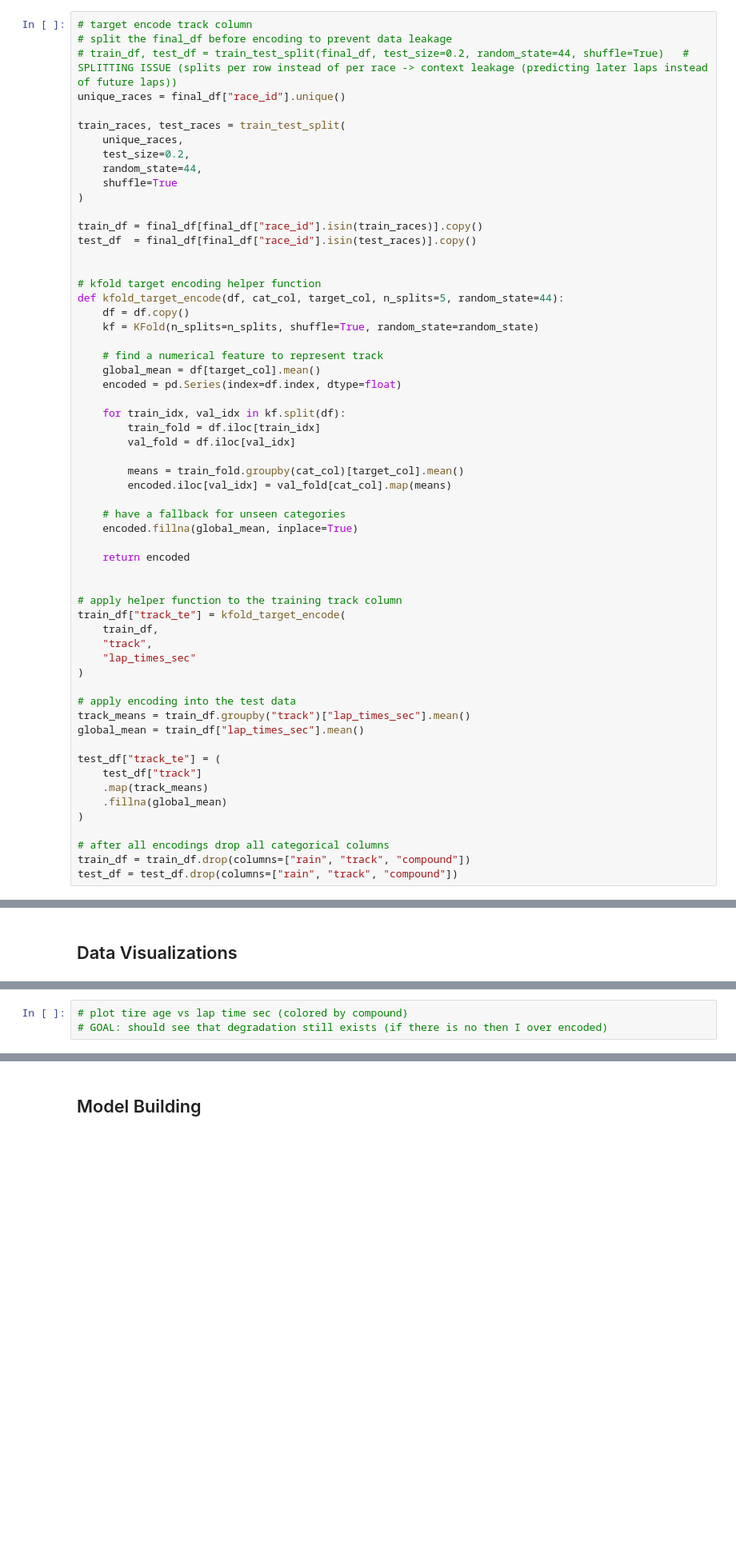
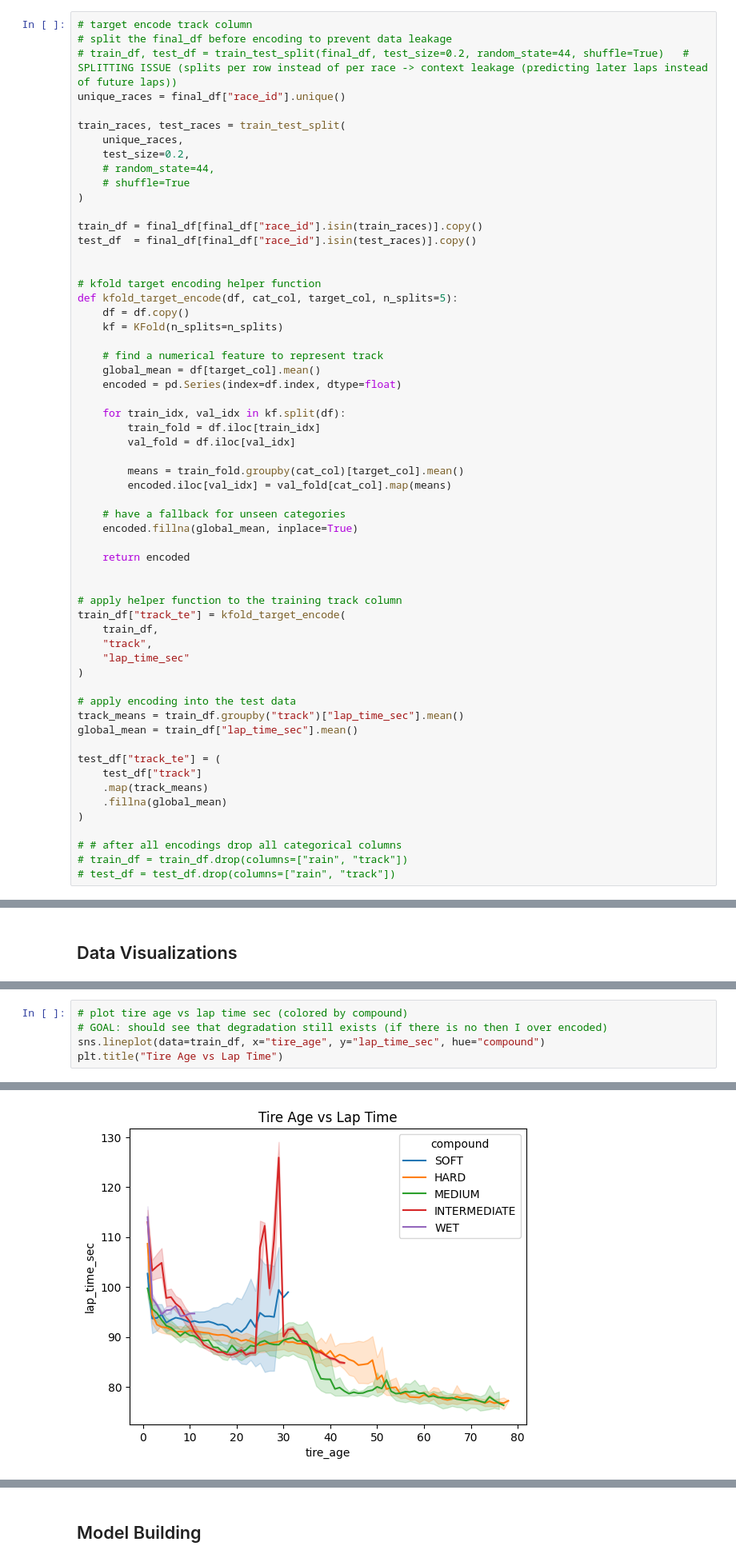
Before and after one commit to briannaghinds/racr, a Jupyter notebook: models/lap_time_predictor.ipynb, the cells around one changed output, grey strips where cells are left out. Shown at 80% size. Cells and saved outputs as stored; diff of their text form; blank space fills up the shorter version.

Commit message:
working on time predictor

```diff
--- a/models/lap_time_predictor.ipynb
+++ b/models/lap_time_predictor.ipynb
@@ -62,8 +53,8 @@ unique_races = final_df["race_id"].unique()
 train_races, test_races = train_test_split(
     unique_races,
     test_size=0.2,
-    random_state=44,
-    shuffle=True
+    # random_state=44,
+    # shuffle=True
 )
 
 train_df = final_df[final_df["race_id"].isin(train_races)].copy()
@@ -71,9 +62,9 @@ test_df  = final_df[final_df["race_id"].isin(test_races)].copy()
 
 
 # kfold target encoding helper function
-def kfold_target_encode(df, cat_col, target_col, n_splits=5, random_state=44):
+def kfold_target_encode(df, cat_col, target_col, n_splits=5):
     df = df.copy()
-    kf = KFold(n_splits=n_splits, shuffle=True, random_state=random_state)
+    kf = KFold(n_splits=n_splits)
 
     # find a numerical feature to represent track
     global_mean = df[target_col].mean()
@@ -96,12 +87,12 @@ def kfold_target_encode(df, cat_col, target_col, n_splits=5, random_state=44):
 train_df["track_te"] = kfold_target_encode(
     train_df,
     "track",
-    "lap_times_sec"
+    "lap_time_sec"
 )
 
 # apply encoding into the test data
-track_means = train_df.groupby("track")["lap_times_sec"].mean()
-global_mean = train_df["lap_times_sec"].mean()
+track_means = train_df.groupby("track")["lap_time_sec"].mean()
+global_mean = train_df["lap_time_sec"].mean()
 
 test_df["track_te"] = (
     test_df["track"]
@@ -109,8 +100,8 @@ test_df["track_te"] = (
     .fillna(global_mean)
 )
 
-# after all encodings drop all categorical columns
-train_df = train_df.drop(columns=["rain", "track", "compound"])
-test_df = test_df.drop(columns=["rain", "track", "compound"])
+# # after all encodings drop all categorical columns
+# train_df = train_df.drop(columns=["rain", "track"])
+# test_df = test_df.drop(columns=["rain", "track"])
 # %%
 # NOTE: because rows are grouped together (i.e. row 1 = lap 3 of bahrain and row 2 = lap 4) so randomly splitting these would hurt our analysis
@@ -121,3 +117,6 @@ train_y = train_df["lap_times_sec"]
 # %%
 # plot tire age vs lap time sec (colored by compound)
 # GOAL: should see that degradation still exists (if there is no then I over encoded)
+sns.lineplot(data=train_df, x="tire_age", y="lap_time_sec", hue="compound")
+plt.title("Tire Age vs Lap Time")
+# %% [output]
@@ -123,0 +124 @@ train_y = train_df["lap_times_sec"]
+[figure, added]
```
Also changed, not shown: parts of 10 cells of this notebook, 1 other file.
